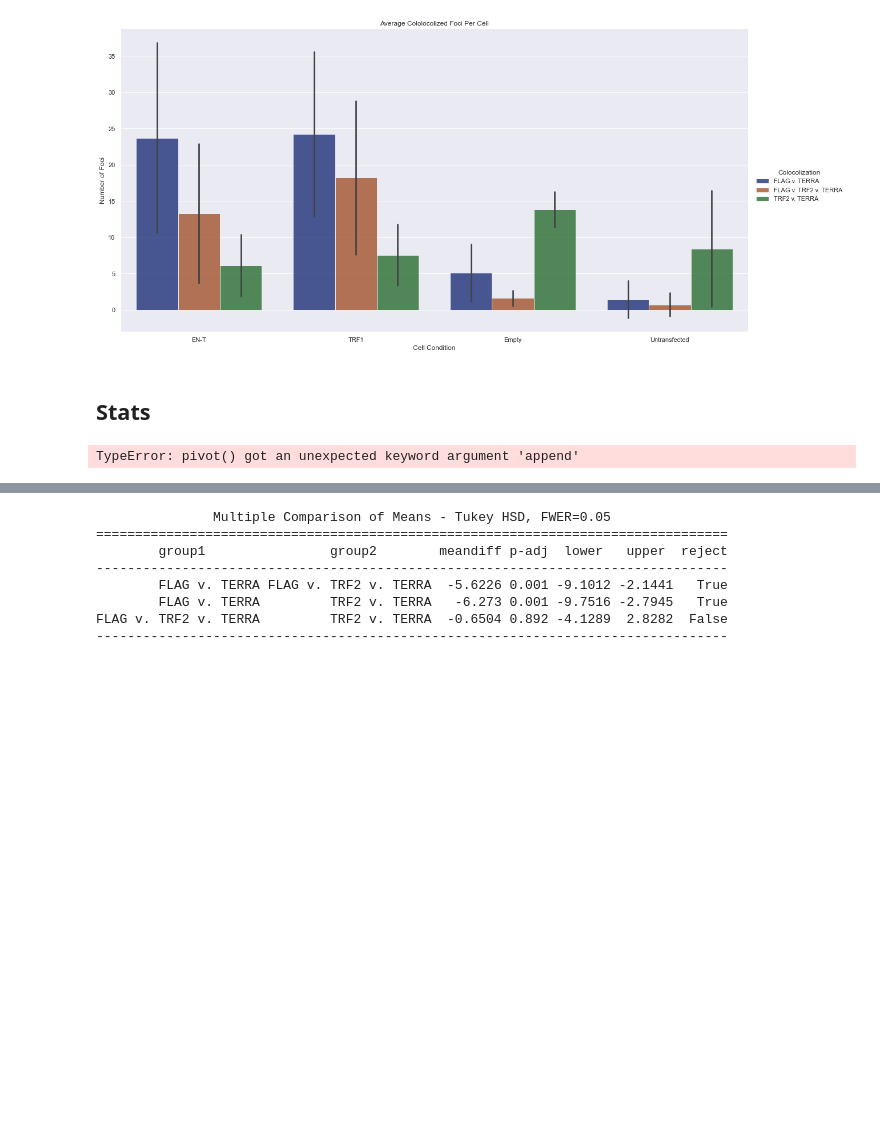
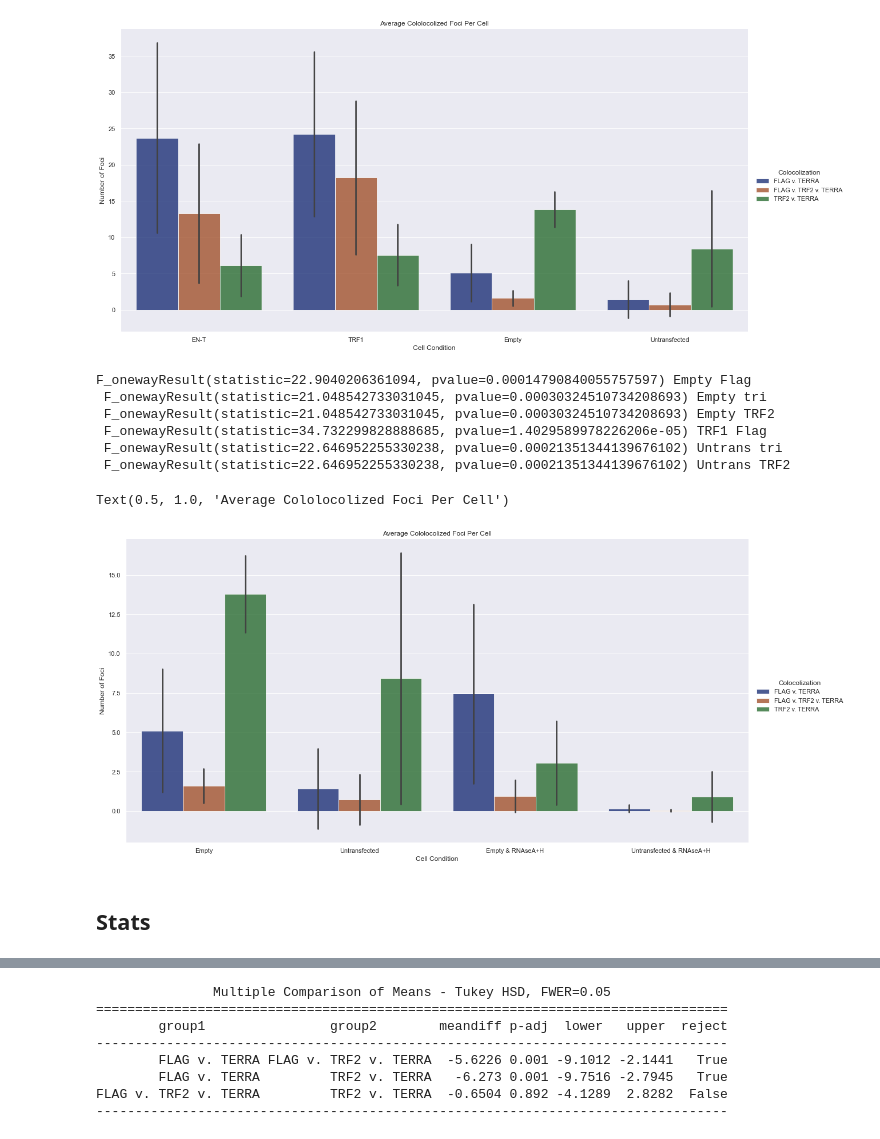
Before and after one commit to aidan-lew/TERRA_DSB, a Jupyter notebook: refined_terra_dsb.ipynb, the cells around one changed output, grey strips where cells are left out. Saved outputs shown, nothing was run; the diff lists cells and outputs as text; code cells hidden in the pictures; blank space fills up the shorter version.

```diff
--- a/refined_terra_dsb.ipynb
+++ b/refined_terra_dsb.ipynb
@@ -315,12 +393,54 @@ plt.title("Average Cololocolized Foci Per Cell")
 # %% [output]
 Text(0.5, 1.0, 'Average Cololocolized Foci Per Cell')
 [figure]
+# %%
+j = stats.f_oneway(telo_cell_df['TRF1'].iloc[:10],
+               telo_cell_df['Empty'].iloc[:10],
+                                 )
+
+k =stats.f_oneway(telo_cell_df['TRF1'].iloc[11:20],
+               telo_cell_df['Empty'].iloc[11:20],
+                                 )
+
+l = stats.f_oneway(telo_cell_df['TRF1'].iloc[11:20],
+               telo_cell_df['Empty'].iloc[11:20],
+                                 )
+
+m = stats.f_oneway(telo_cell_df['TRF1'].iloc[:10],
+               telo_cell_df['Untransfected'].iloc[:10],
+                                 )
+
+n = stats.f_oneway(telo_cell_df['TRF1'].iloc[11:20],
+               telo_cell_df['Untransfected'].iloc[11:20],
+                                 )
+
+o = stats.f_oneway(telo_cell_df['TRF1'].iloc[11:20],
+               telo_cell_df['Untransfected'].iloc[11:20],
+                                 )
+
+print(j,'Empty Flag\n',k,'Empty tri\n',l,'Empty TRF2\n',m,'TRF1 Flag\n',n,'Untrans tri\n',o,'Untrans TRF2\n')
+# %% [output]
+F_onewayResult(statistic=22.9040206361094, pvalue=0.00014790840055757597) Empty Flag
+ F_onewayResult(statistic=21.048542733031045, pvalue=0.00030324510734208693) Empty tri
+ F_onewayResult(statistic=21.048542733031045, pvalue=0.00030324510734208693) Empty TRF2
+ F_onewayResult(statistic=34.732299828888685, pvalue=1.4029589978226206e-05) TRF1 Flag
+ F_onewayResult(statistic=22.646952255330238, pvalue=0.00021351344139676102) Untrans tri
+ F_onewayResult(statistic=22.646952255330238, pvalue=0.00021351344139676102) Untrans TRF2
+# %%
+g = sns.catplot(
+    data=telo_df, kind="bar",
+    x="Cell_condition", y="foci_per_cell", hue="Colocolization",
+    ci="sd", palette="dark", alpha=.75, height=8, aspect=2, order=["Empty","Untransfected",
+                                                                   "Empty & RNAseA+H","Untransfected & RNAseA+H"],
+)
+
+g.despine(left=False)
+g.set_axis_labels("Cell Condition", "Number of Foci")
+g.legend.set_title("Colocolization")
+plt.title("Average Cololocolized Foci Per Cell")
+# %% [output]
+Text(0.5, 1.0, 'Average Cololocolized Foci Per Cell')
+[figure, added]
 # %% [markdown]
 ## Stats
-# %%
-telo_pivot_df = telo_df.pivot(index='Colocolization', columns='Cell_condition', values='foci_per_cell')
-
-telo_pivot_df.head()
-# %% [output]
-TypeError: pivot() got an unexpected keyword argument 'append'
 # %%
```
Also changed, not shown: parts of 18 cells of this notebook.
